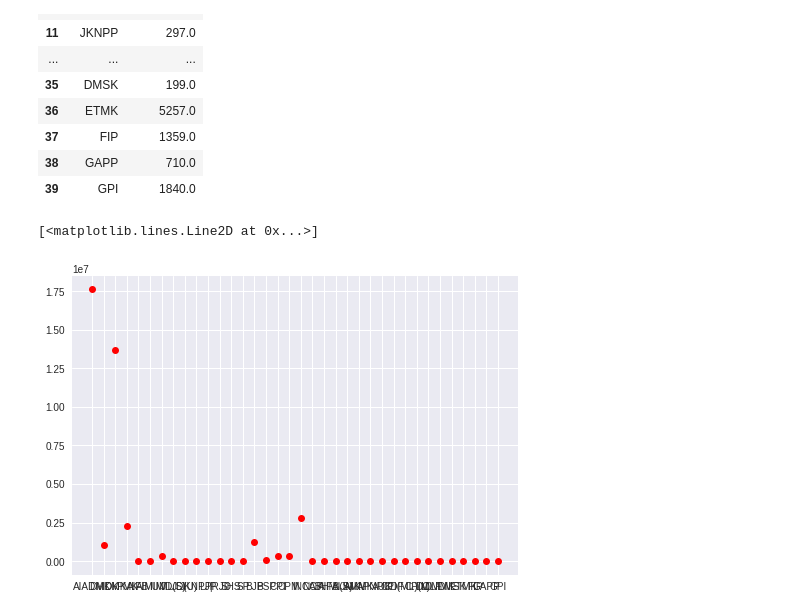
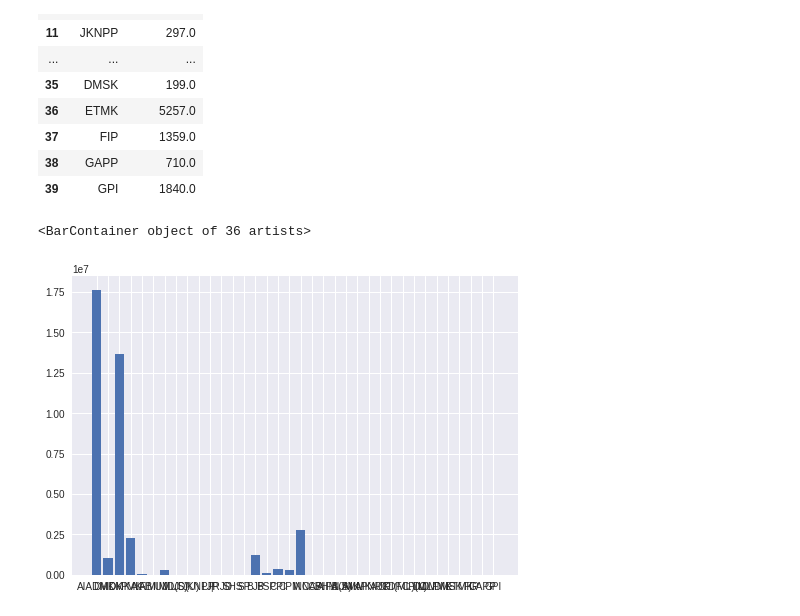
Before and after one commit to sathishsivam/Java_conventional, a Jupyter notebook: tnelectionalliences.ipynb, the cells around one changed output. Saved outputs shown, nothing was run; the diff lists cells and outputs as text; code cells hidden in the pictures.

```diff
--- a/tnelectionalliences.ipynb
+++ b/tnelectionalliences.ipynb
@@ -75,7 +75,7 @@ votes_individual
 # %%
 import matplotlib.pyplot as plt
 # %%
-plt.plot(votes_individual['PARTY'],votes_individual['VOTES'],'or')
+plt.bar(votes_individual['PARTY'],votes_individual['VOTES'])
 # %% [output]
-[<matplotlib.lines.Line2D at 0x...>]
+<BarContainer object of 36 artists>
-[figure, old version]
+[figure, new version]
```
